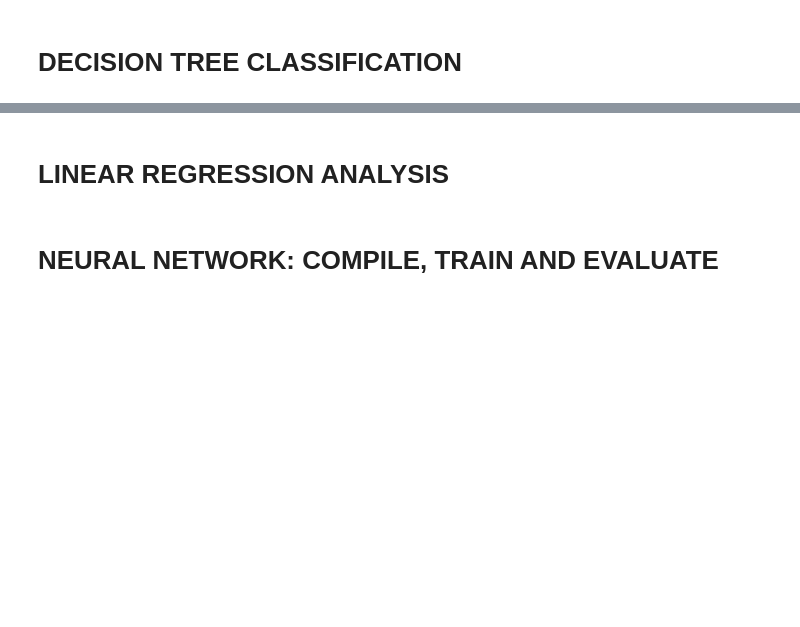
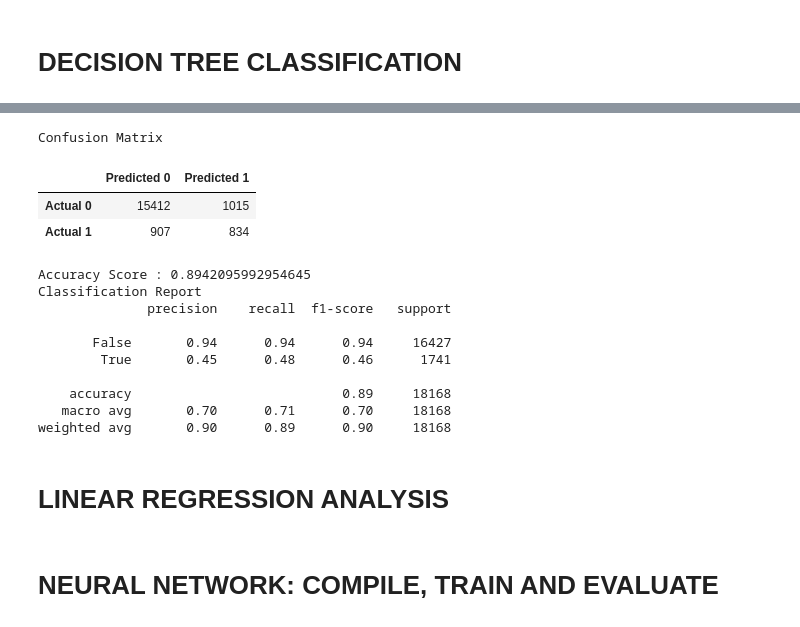
Before and after one commit to mhhussain24/AsteroidProject, a Jupyter notebook: NEO_Analysis.ipynb, the cells around one changed output, grey strips where cells are left out. Saved outputs shown, nothing was run; the diff lists cells and outputs as text; code cells hidden in the pictures; blank space fills up the shorter version.

```diff
--- a/NEO_Analysis.ipynb
+++ b/NEO_Analysis.ipynb
@@ -156,13 +283,28 @@ plt.savefig('./Images/decision_tree.jpg')
 # %%
 #>>> Calculate the accuracy score.
-acc_score = accuracy_score(y_test, predictions)
+acc_score = accuracy_score(y_test, dt_predictions)
 
 #>>> Display results.
 print('Confusion Matrix')
-display(cm_df)
+display(dt_cm_df)
 print(f'Accuracy Score : {acc_score}')
 print('Classification Report')
-print(classification_report(y_test, predictions))
+print(classification_report(y_test, dt_predictions))
+# %% [output]
+Confusion Matrix
+|  | Predicted 0 | Predicted 1 |
+| Actual 0 | 15412 | 1015 |
+| Actual 1 | 907 | 834 |
+Accuracy Score : 0.8942095992954645
+Classification Report
+              precision    recall  f1-score   support
+
+       False       0.94      0.94      0.94     16427
+        True       0.45      0.48      0.46      1741
+
+    accuracy                           0.89     18168
+   macro avg       0.70      0.71      0.70     18168
+weighted avg       0.90      0.89      0.90     18168
 # %% [markdown]
 # LINEAR REGRESSION ANALYSIS
 # %%
```
Also changed, not shown: parts of 21 cells of this notebook, 6 other files.
